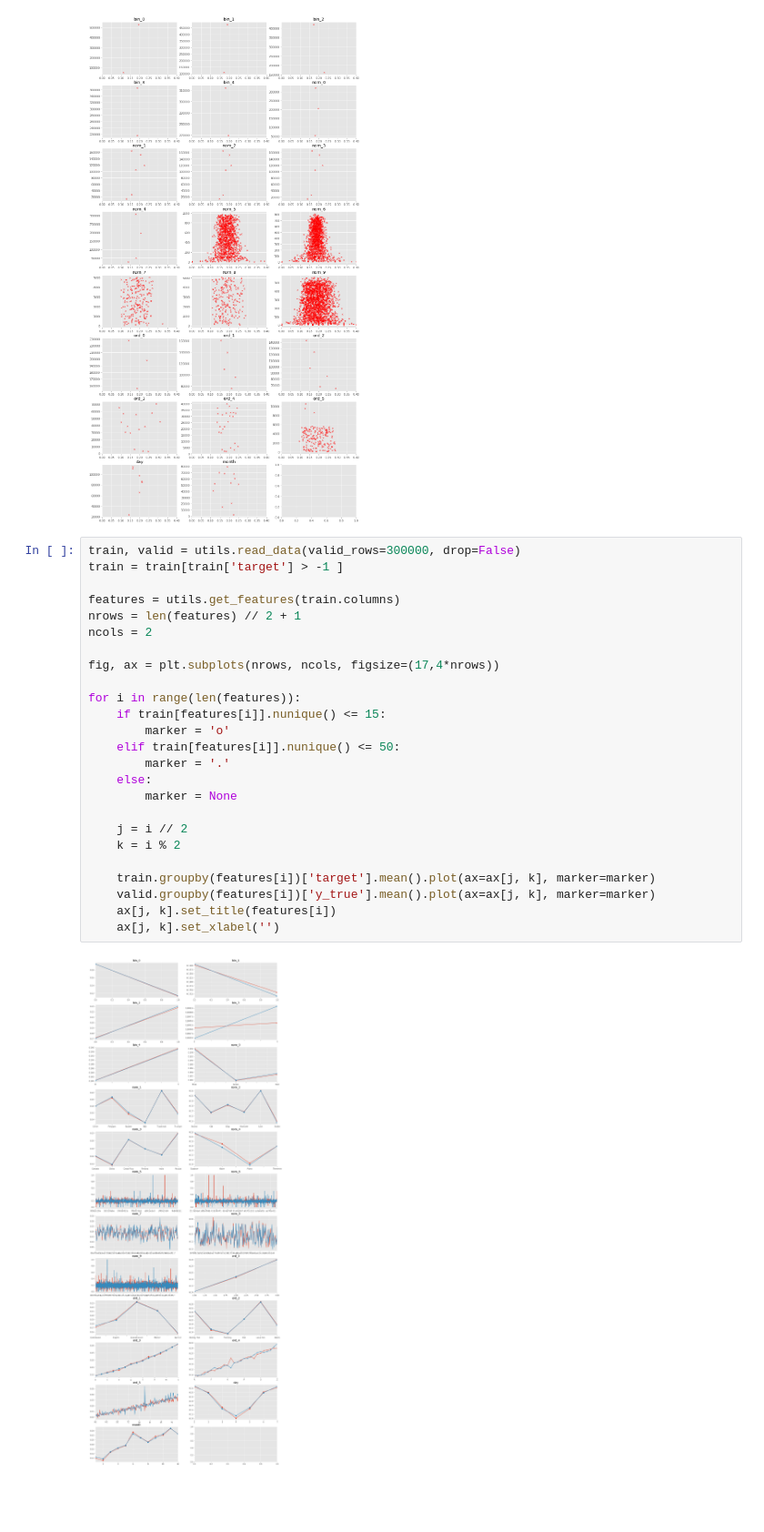
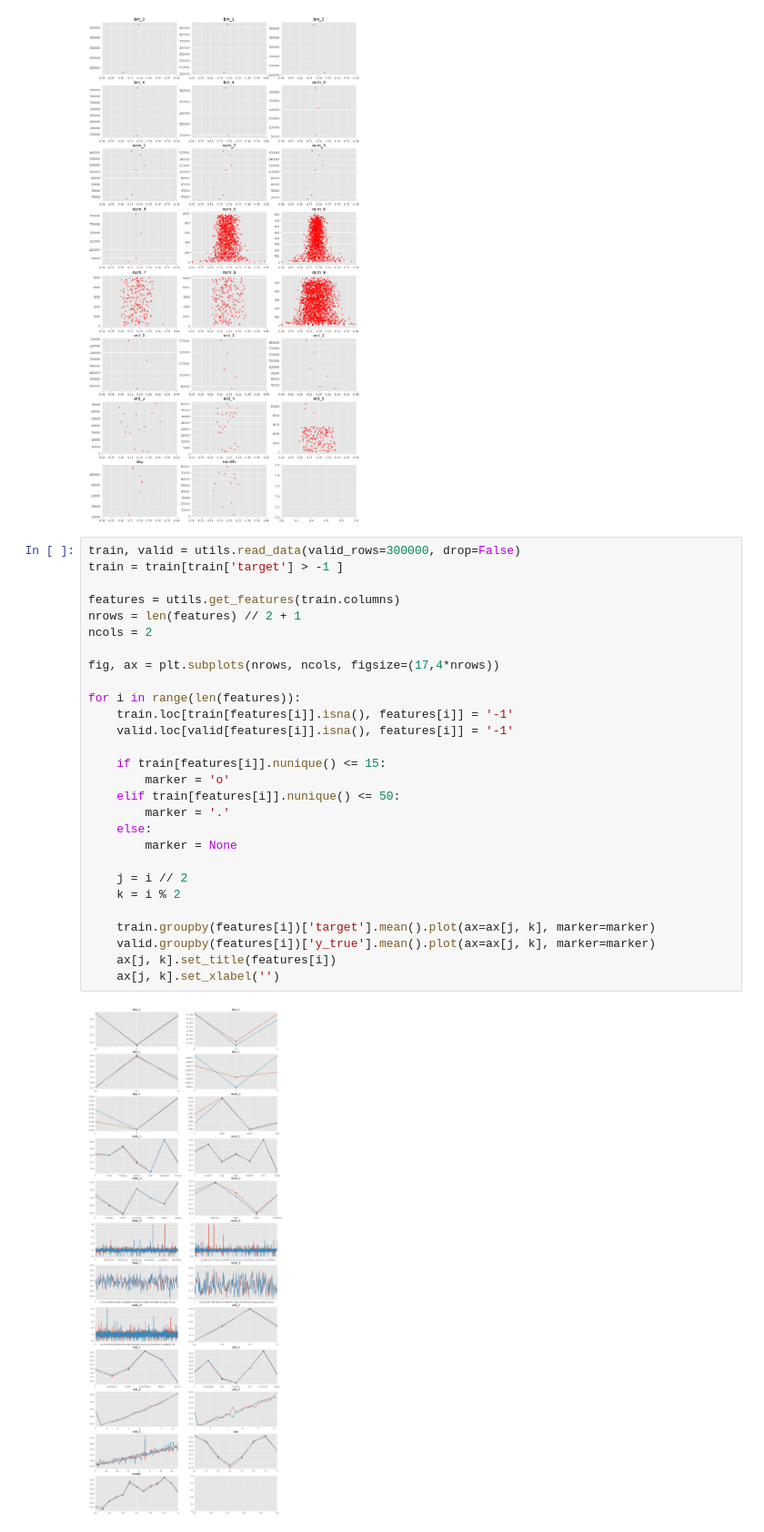
Before and after one commit to viktorsapozhok/cafeen, a Jupyter notebook: notebooks/1_eda.ipynb, the cells around one changed output. Shown at 91% size. Cells and saved outputs as stored; diff of their text form; blank space fills up the shorter version.

```diff
--- a/notebooks/1_eda.ipynb
+++ b/notebooks/1_eda.ipynb
@@ -116,27 +116,30 @@ for i, feature in enumerate(features):
 # %%
 train, valid = utils.read_data(valid_rows=300000, drop=False)
 train = train[train['target'] > -1 ]
 
 features = utils.get_features(train.columns)
 nrows = len(features) // 2 + 1
 ncols = 2
 
 fig, ax = plt.subplots(nrows, ncols, figsize=(17,4*nrows))
 
 for i in range(len(features)):
+    train.loc[train[features[i]].isna(), features[i]] = '-1'
+    valid.loc[valid[features[i]].isna(), features[i]] = '-1'
+
     if train[features[i]].nunique() <= 15:
         marker = 'o'
     elif train[features[i]].nunique() <= 50:
         marker = '.'
     else:
         marker = None
 
     j = i // 2
     k = i % 2
 
     train.groupby(features[i])['target'].mean().plot(ax=ax[j, k], marker=marker)
     valid.groupby(features[i])['y_true'].mean().plot(ax=ax[j, k], marker=marker)
     ax[j, k].set_title(features[i])
     ax[j, k].set_xlabel('')
 # %% [output]
-[figure, old version]
+[figure, new version]
```
Also changed, not shown: 2 other files.
